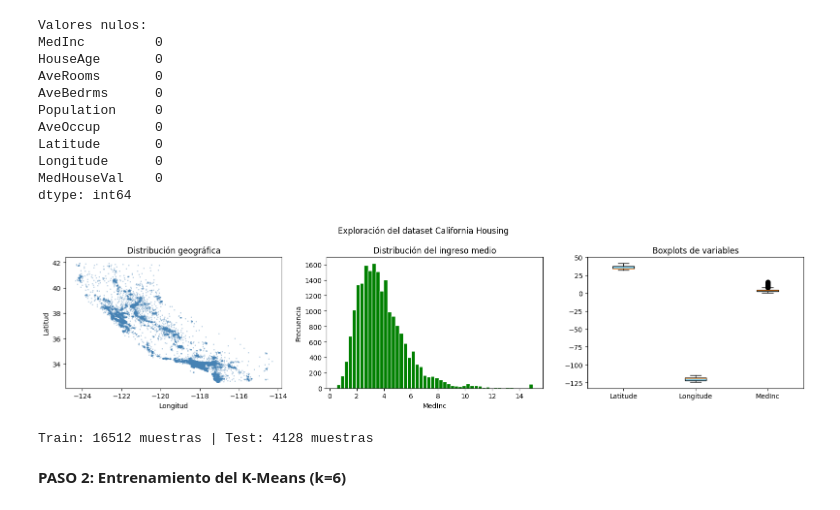
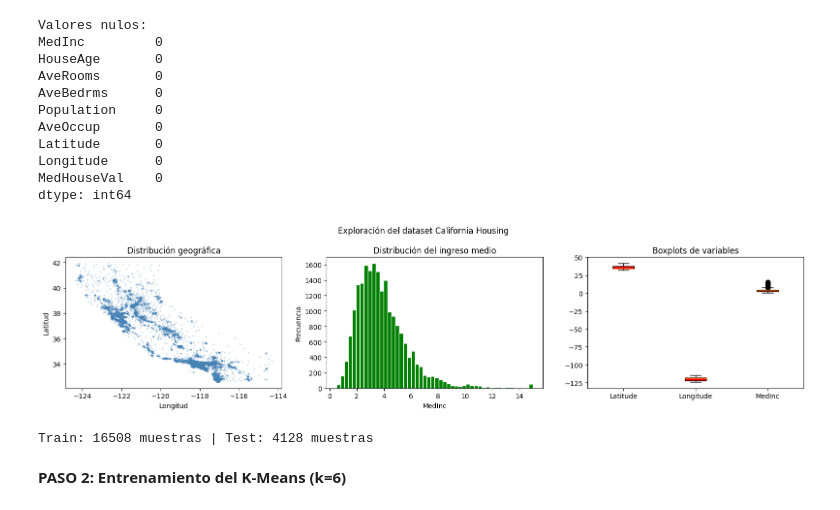
Before and after one commit to 4GeeksAcademy/alemantellini-machine-learning, a Jupyter notebook: src/09-k-means-housing.ipynb, the cells around one changed output. Cells and saved outputs as stored; diff of their text form; code cells hidden in the pictures.

```diff
--- a/src/09-k-means-housing.ipynb
+++ b/src/09-k-means-housing.ipynb
@@ -46,3 +46,7 @@ Estadísticas descriptivas:
 | 50% | 3.534800 | 29.000000 | 5.229129 | 1.048780 | 1166.000000 | 2.818116 | 34.260000 | -118.490000 | 1.797000 |
 | 75% | 4.743250 | 37.000000 | 6.052381 | 1.099526 | 1725.000000 | 3.282261 | 37.710000 | -118.010000 | 2.647250 |
 | max | 15.000100 | 52.000000 | 141.909091 | 34.066667 | 35682.000000 | 1243.333333 | 41.950000 | -114.310000 | 5.000010 |
+# %%
+# Eliminar outliers
+df = df[df["AveOccup"] < 100].copy()
+print(f"Filas tras limpiar: {len(df)}")
@@ -63,31 +69,31 @@ dtype: int64
 # %%
 # GRAFICAR
 fig, axes = plt.subplots(1, 3, figsize=(16, 4))
 fig.suptitle("Exploración del dataset California Housing")
 
 axes[0].scatter(df["Longitude"], df["Latitude"], s=1, alpha=0.3, color="steelblue")
 axes[0].set_title("Distribución geográfica")
 axes[0].set_xlabel("Longitud"); axes[0].set_ylabel("Latitud")
 
 axes[1].hist(df["MedInc"], bins=50, color="green", edgecolor="white")
 axes[1].set_title("Distribución del ingreso medio")
 axes[1].set_xlabel("MedInc"); axes[1].set_ylabel("Frecuencia")
 
 axes[2].boxplot(df[["Latitude", "Longitude", "MedInc"]].values,
                 labels=["Latitude", "Longitude", "MedInc"],
                 patch_artist=True,
-                boxprops=dict(facecolor="skyblue"))
+                boxprops=dict(facecolor="red"))
 axes[2].set_title("Boxplots de variables")
 
 plt.tight_layout()
 plt.show()
 # %% [output]
-[figure, old version]
+[figure, new version]
 # %%
 # Separo en train y test
 X = df.copy()
 X_train, X_test = train_test_split(X, test_size=0.2, random_state=42)
 print(f"\nTrain: {X_train.shape[0]} muestras | Test: {X_test.shape[0]} muestras")
 # %% [output]
-Train: 16512 muestras | Test: 4128 muestras
+Train: 16508 muestras | Test: 4128 muestras
 # %%
```
Also changed, not shown: parts of 9 cells of this notebook, 3 other files.
